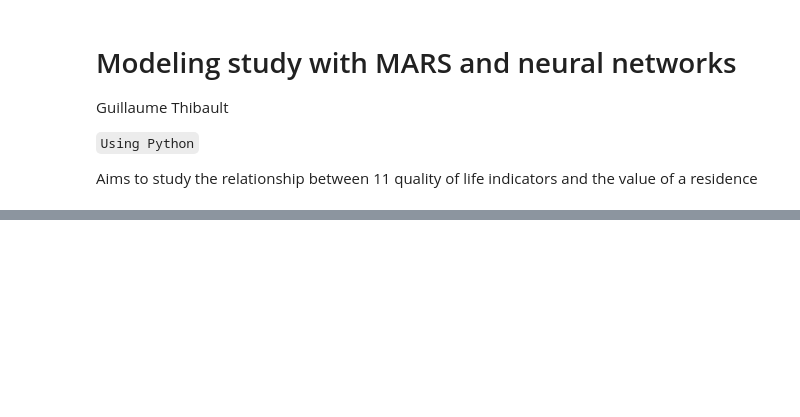
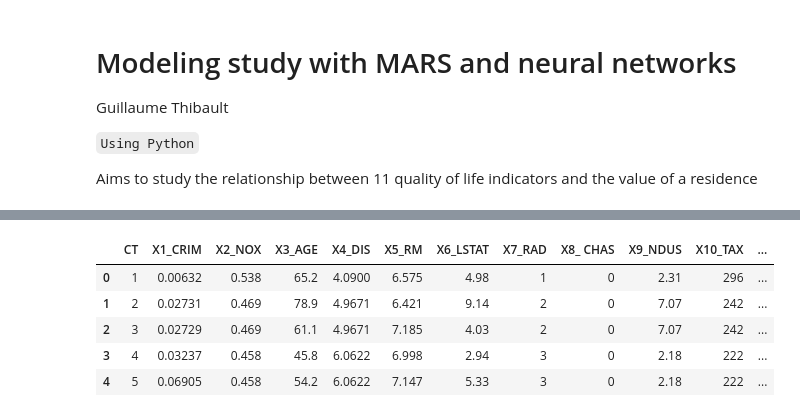
Before and after one commit to LatentDream/statistics, a Jupyter notebook: boston-housing/analysis.ipynb, the cells around one changed output, grey strips where cells are left out. Cells and saved outputs as stored; diff of their text form; code cells hidden in the pictures; blank space fills up the shorter version.

```diff
--- a/boston-housing/analysis.ipynb
+++ b/boston-housing/analysis.ipynb
@@ -84,2 +52,13 @@ ImportError: ignored
+# %%
+df = pd.read_csv('data.csv')
+
+df.head()
+# %% [output]
+|  | CT | X1_CRIM | X2_NOX | X3_AGE | X4_DIS | X5_RM | X6_LSTAT | X7_RAD | X8_ CHAS | X9_NDUS | X10_TAX | ... |
+| 0 | 1 | 0.00632 | 0.538 | 65.2 | 4.0900 | 6.575 | 4.98 | 1 | 0 | 2.31 | 296 | ... |
+| 1 | 2 | 0.02731 | 0.469 | 78.9 | 4.9671 | 6.421 | 9.14 | 2 | 0 | 7.07 | 242 | ... |
+| 2 | 3 | 0.02729 | 0.469 | 61.1 | 4.9671 | 7.185 | 4.03 | 2 | 0 | 7.07 | 242 | ... |
+| 3 | 4 | 0.03237 | 0.458 | 45.8 | 6.0622 | 6.998 | 2.94 | 3 | 0 | 2.18 | 222 | ... |
+| 4 | 5 | 0.06905 | 0.458 | 54.2 | 6.0622 | 7.147 | 5.33 | 3 | 0 | 2.18 | 222 | ... |
 # %%
 # Create a scatter plot
```
Also changed, not shown: parts of 24 cells of this notebook.
